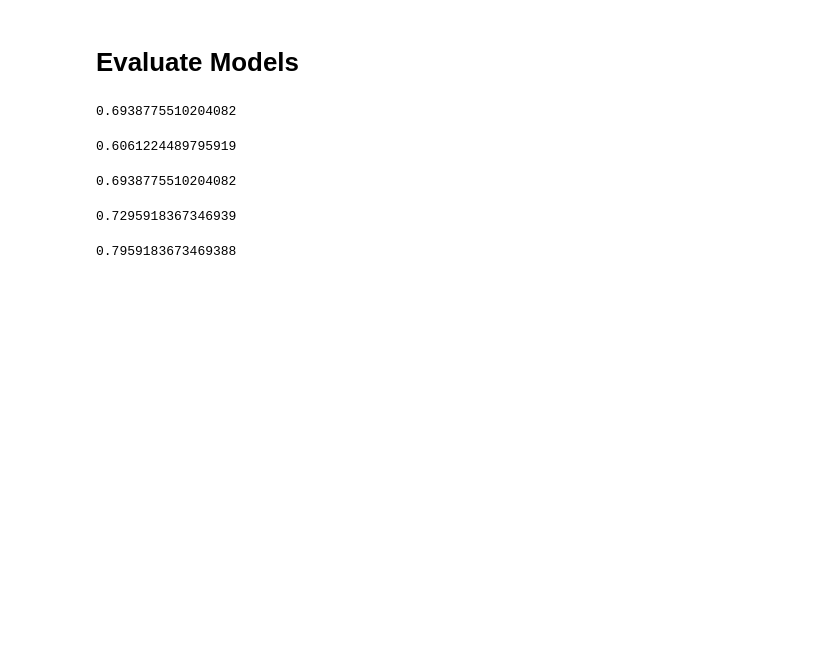
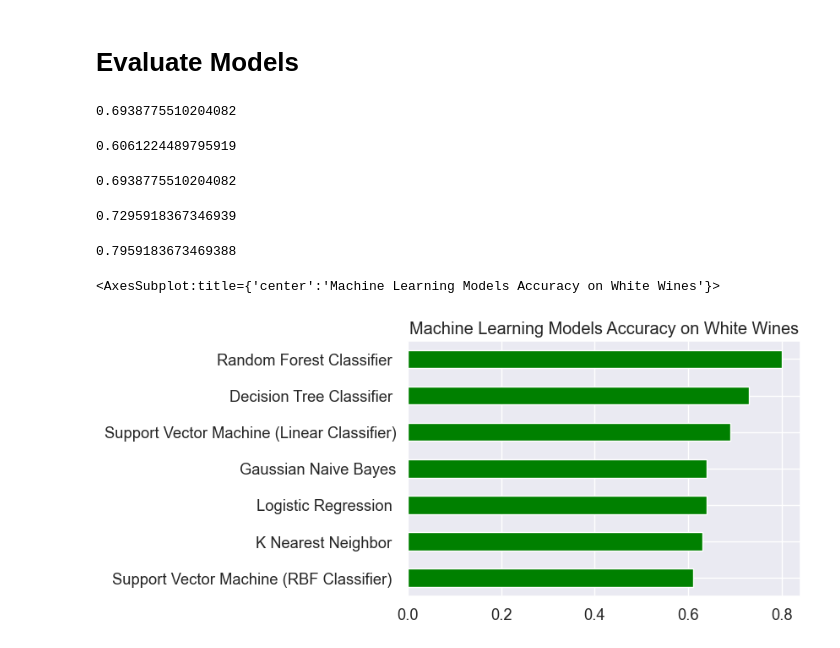
Before and after one commit to MuayadX/2nd-Project-, a Jupyter notebook: 2nd Project/ML/white_wine_ML.ipynb, the cells around one changed output. Drawn from its saved outputs; the diff is of its cells as text; code cells hidden in the pictures; blank space fills up the shorter version.

```diff
--- a/2nd Project/ML/white_wine_ML.ipynb
+++ b/2nd Project/ML/white_wine_ML.ipynb
@@ -200,3 +200,16 @@ tree.score(X_test,y_test)
 forest.score(X_test,y_test)
 # %% [output]
 0.7959183673469388
+# %%
+d = {'Logistic Regression ': [0.64],'K Nearest Neighbor ': [ 0.63],
+'Support Vector Machine (Linear Classifier)': [0.69],'Support Vector Machine (RBF Classifier) ': [0.61], "Gaussian Naive Bayes": [0.64],
+'Decision Tree Classifier ': [0.73], 'Random Forest Classifier ': [0.80]}
+df = pd.DataFrame(data=d)
+df=df.T
+
+
+df.sort_values(0,ascending=True,inplace=True)
+df.plot.barh(color= 'green',title='Machine Learning Models Accuracy on White Wines', legend=None)
+# %% [output]
+<AxesSubplot:title={'center':'Machine Learning Models Accuracy on White Wines'}>
+[figure, added]
```
Also changed, not shown: parts of 26 cells of this notebook, 1 other file.
